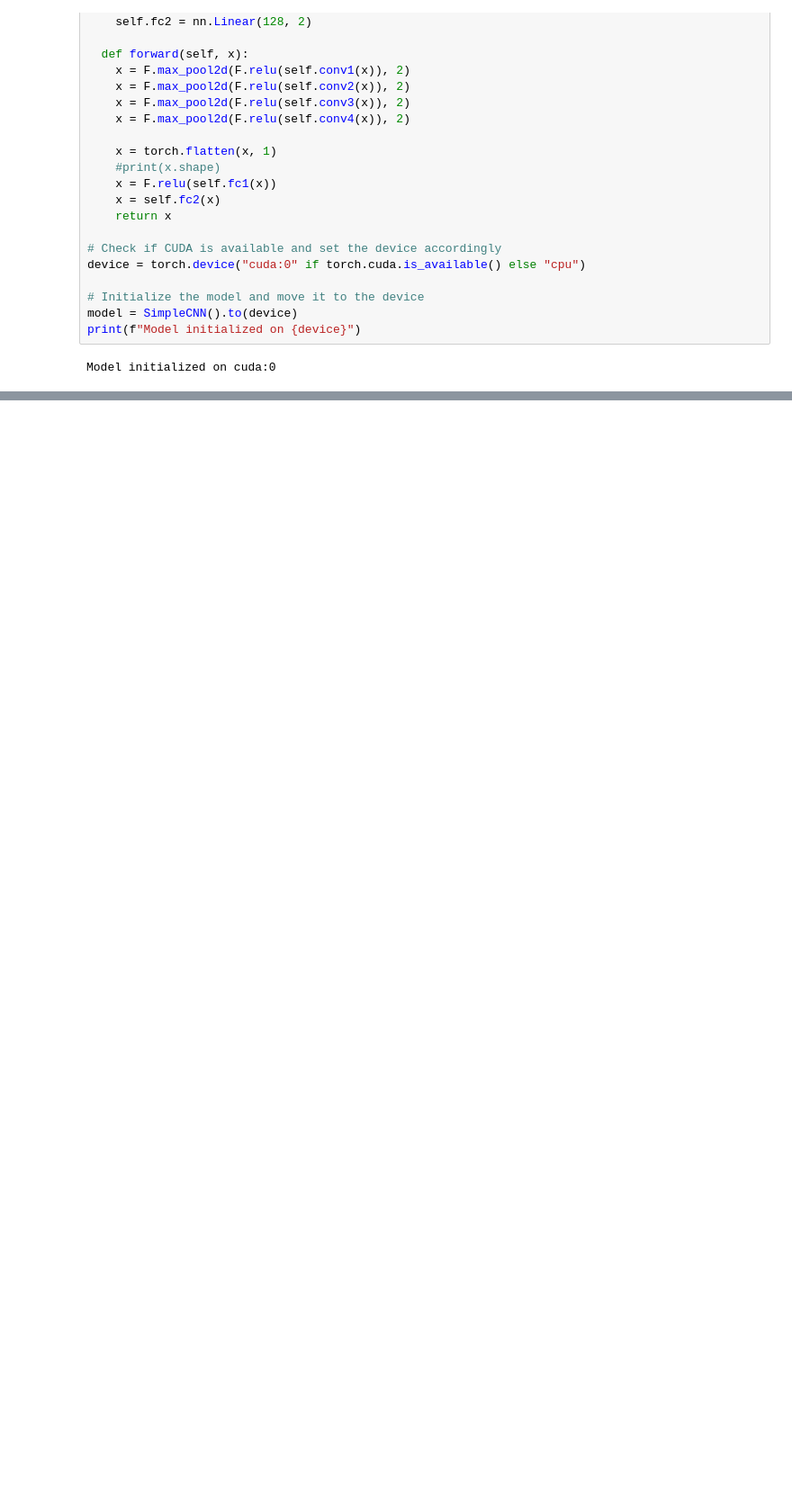
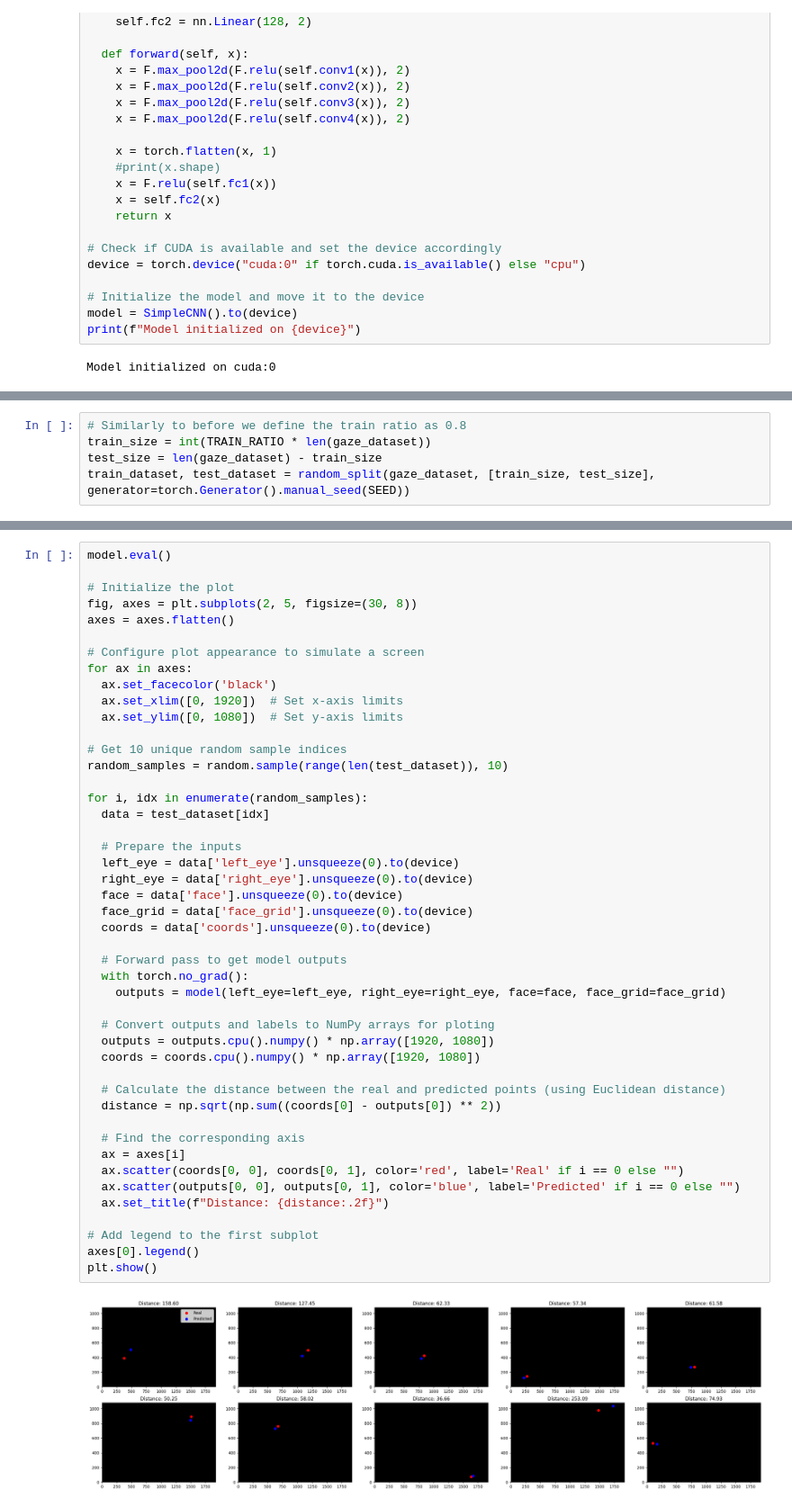
Before and after one commit to Mark-G321/Gaze-Estimation, a Jupyter notebook: WS.ipynb, the cells around one changed output, grey strips where cells are left out. Shown at 90% size. Drawn from its saved outputs; the diff is of its cells as text; blank space fills up the shorter version.

```diff
--- a/WS.ipynb
+++ b/WS.ipynb
@@ -661,0 +924,5 @@ for path in image_paths:
+# %%
+# Similarly to before we define the train ratio as 0.8
+train_size = int(TRAIN_RATIO * len(gaze_dataset))
+test_size = len(gaze_dataset) - train_size
+train_dataset, test_dataset = random_split(gaze_dataset, [train_size, test_size], generator=torch.Generator().manual_seed(SEED))
@@ -661,0 +1135,48 @@ for path in image_paths:
+# %%
+model.eval()
+
+# Initialize the plot
+fig, axes = plt.subplots(2, 5, figsize=(30, 8))
+axes = axes.flatten()
+
+# Configure plot appearance to simulate a screen
+for ax in axes:
+  ax.set_facecolor('black')
+  ax.set_xlim([0, 1920])  # Set x-axis limits
+  ax.set_ylim([0, 1080])  # Set y-axis limits
+
+# Get 10 unique random sample indices
+random_samples = random.sample(range(len(test_dataset)), 10)
+
+for i, idx in enumerate(random_samples):
+  data = test_dataset[idx]
+
+  # Prepare the inputs
+  left_eye = data['left_eye'].unsqueeze(0).to(device)
+  right_eye = data['right_eye'].unsqueeze(0).to(device)
+  face = data['face'].unsqueeze(0).to(device)
+  face_grid = data['face_grid'].unsqueeze(0).to(device)
+  coords = data['coords'].unsqueeze(0).to(device)
+
+  # Forward pass to get model outputs
+  with torch.no_grad():
+    outputs = model(left_eye=left_eye, right_eye=right_eye, face=face, face_grid=face_grid)
+
+  # Convert outputs and labels to NumPy arrays for ploting
+  outputs = outputs.cpu().numpy() * np.array([1920, 1080])
+  coords = coords.cpu().numpy() * np.array([1920, 1080])
+
+  # Calculate the distance between the real and predicted points (using Euclidean distance)
+  distance = np.sqrt(np.sum((coords[0] - outputs[0]) ** 2))
+
+  # Find the corresponding axis
+  ax = axes[i]
+  ax.scatter(coords[0, 0], coords[0, 1], color='red', label='Real' if i == 0 else "")
+  ax.scatter(outputs[0, 0], outputs[0, 1], color='blue', label='Predicted' if i == 0 else "")
+  ax.set_title(f"Distance: {distance:.2f}")
+
+# Add legend to the first subplot
+axes[0].legend()
+plt.show()
+# %% [output]
+[figure, added]
```
Also changed, not shown: parts of 39 cells of this notebook.
